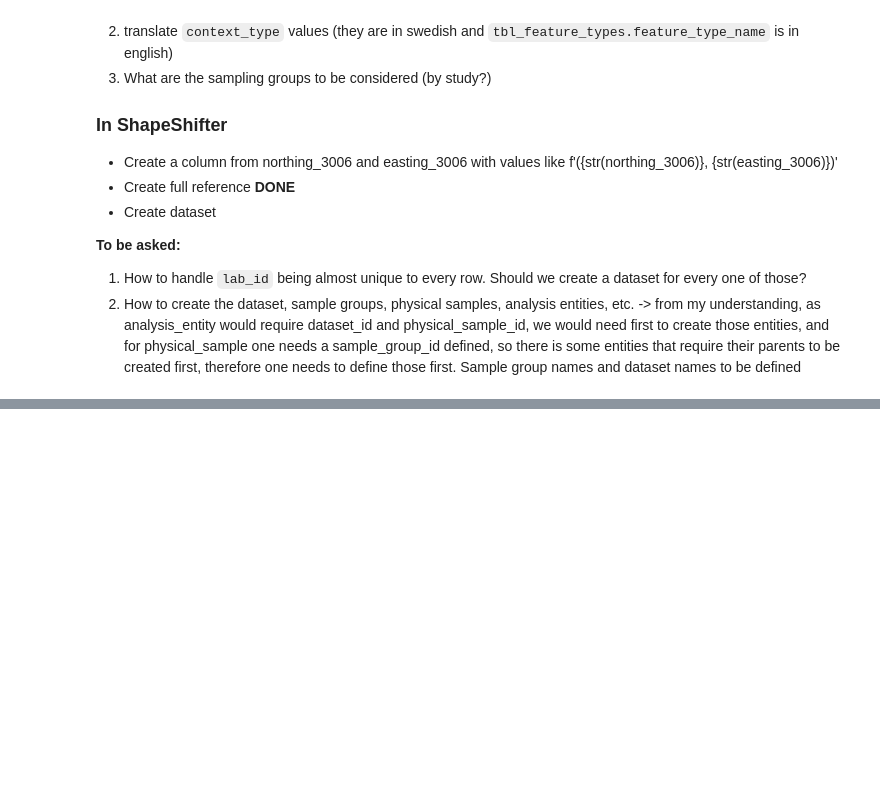
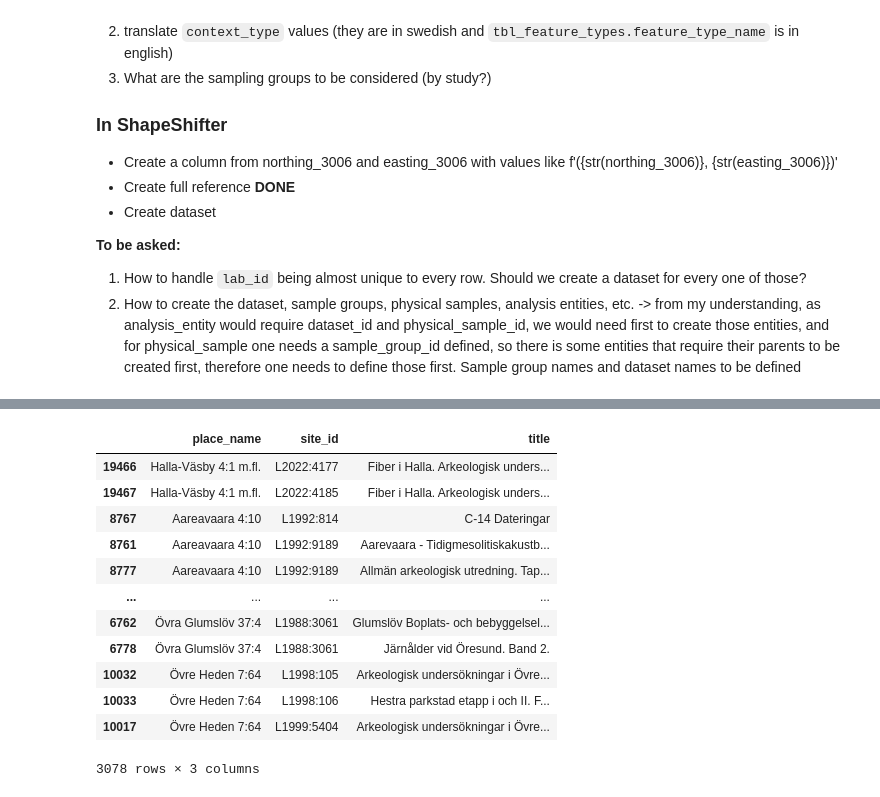
Before and after one commit to Br1CM/sead_strucke_data_cleaning, a Jupyter notebook: current/notebooks/exploration.ipynb, the cells around one changed output, grey strips where cells are left out. Drawn from its saved outputs; the diff is of its cells as text; code cells hidden in the pictures; blank space fills up the shorter version.

```diff
--- a/current/notebooks/exploration.ipynb
+++ b/current/notebooks/exploration.ipynb
@@ -1294,0 +1303,4 @@ from here we can conclude that there are some rows duplicated. and apart from th
+# %%
+place_lamningsnummer_pairs = df[['place_name', 'site_id']].drop_duplicates()
+print(f'{len(place_lamningsnummer_pairs)} unique (place_name, site_id) pairs out of {len(df)} rows')
+place_lamningsnummer_pairs
@@ -1294,0 +1324,5 @@ from here we can conclude that there are some rows duplicated. and apart from th
+# %%
+place_name_site_id_counts = place_lamningsnummer_pairs.groupby('place_name')['site_id'].nunique(dropna=False)
+repeated_place_names = place_name_site_id_counts[place_name_site_id_counts > 1].sort_values(ascending=False)
+print(f'{len(repeated_place_names)} place_name values paired with more than one distinct site_id')
+repeated_place_names
@@ -1294,0 +1344,19 @@ from here we can conclude that there are some rows duplicated. and apart from th
+# %%
+place_lamningsnummer_pairs_with_title = df[['place_name', 'site_id', 'title']].drop_duplicates()
+place_lamningsnummer_pairs_with_title[
+    place_lamningsnummer_pairs_with_title['place_name'].isin(repeated_place_names.index)
+].sort_values(['place_name', 'site_id'])
+# %% [output]
+|  | place_name | site_id | title |
+| 19466 | Halla-Väsby 4:1 m.fl. | L2022:4177 | Fiber i Halla. Arkeologisk unders... |
+| 19467 | Halla-Väsby 4:1 m.fl. | L2022:4185 | Fiber i Halla. Arkeologisk unders... |
+| 8767 | Aareavaara 4:10 | L1992:814 | C-14 Dateringar |
+| 8761 | Aareavaara 4:10 | L1992:9189 | Aarevaara - Tidigmesolitiskakustb... |
+| 8777 | Aareavaara 4:10 | L1992:9189 | Allmän arkeologisk utredning. Tap... |
+| ... | ... | ... | ... |
+| 6762 | Övra Glumslöv 37:4 | L1988:3061 | Glumslöv Boplats- och bebyggelsel... |
+| 6778 | Övra Glumslöv 37:4 | L1988:3061 | Järnålder vid Öresund. Band 2. |
+| 10032 | Övre Heden 7:64 | L1998:105 | Arkeologisk undersökningar i Övre... |
+| 10033 | Övre Heden 7:64 | L1998:106 | Hestra parkstad etapp i och II. F... |
+| 10017 | Övre Heden 7:64 | L1999:5404 | Arkeologisk undersökningar i Övre... |
+3078 rows × 3 columns
```
Also changed, not shown: parts of 7 cells of this notebook, 1 other file.
